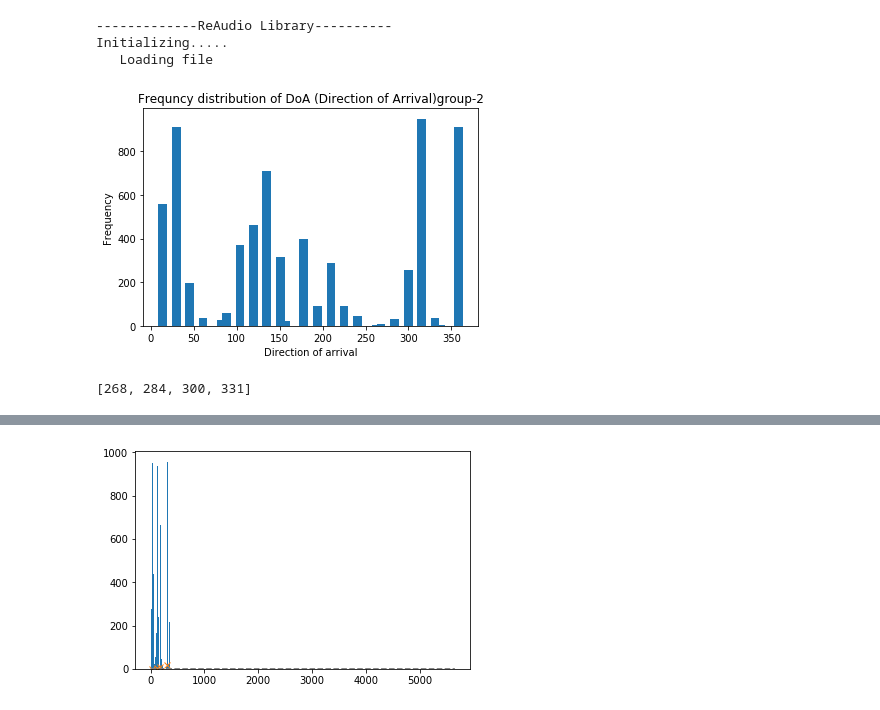
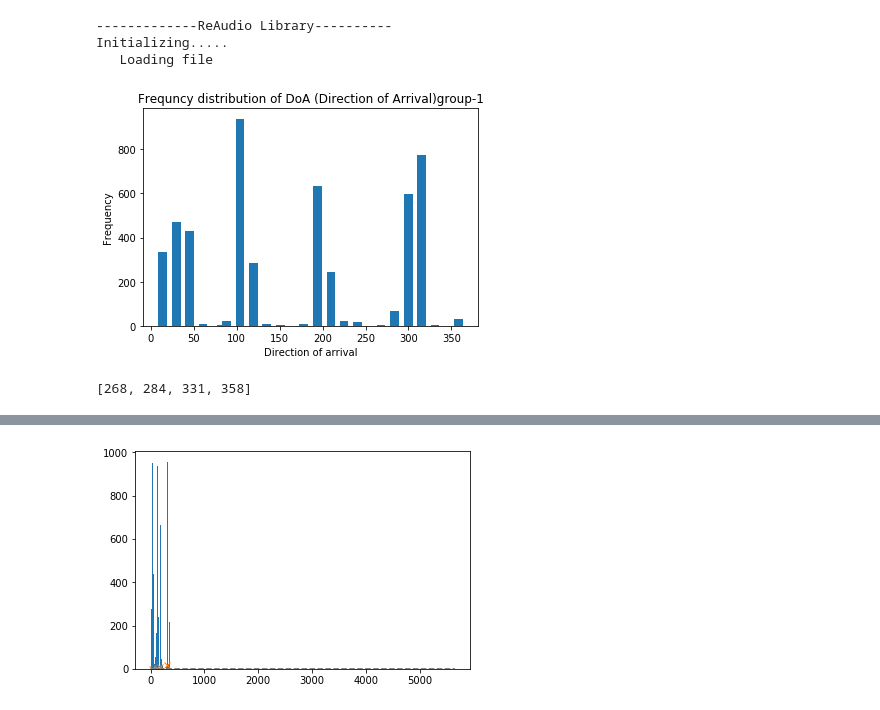
Before and after one commit to pankajchejara23/pydoa, a Jupyter notebook: Test place.ipynb, the cells around one changed output, grey strips where cells are left out. Cells and saved outputs as stored; diff of their text form; code cells hidden in the pictures.

```diff
--- a/Test place.ipynb
+++ b/Test place.ipynb
@@ -4,7 +4,7 @@ from ReAudio_group import ReAudio
 from scipy.signal import find_peaks
 import  matplotlib.pyplot as plt
 # %%
-re = ReAudio('est-school.csv')
+re = ReAudio('Anu_study1_doa_first_20_mins.csv')
 # %% [output]
 -------------ReAudio Library----------
 Initializing.....
@@ -14,8 +14,8 @@ grp1 = re.assignUserLabel(group='group-2')
 # %%
-re.getHighestFourDegrees(plot=True,group='group-2')
+re.getHighestFourDegrees(plot=True,group='group-1')
 # %% [output]
-[figure, old version]
+[figure, new version]
-[268, 284, 300, 331]
+[268, 284, 331, 358]
 # %%
 x = grp1['degree']
 x = x.to_list()
```
Also changed, not shown: parts of 5 cells of this notebook, 1 other file.
